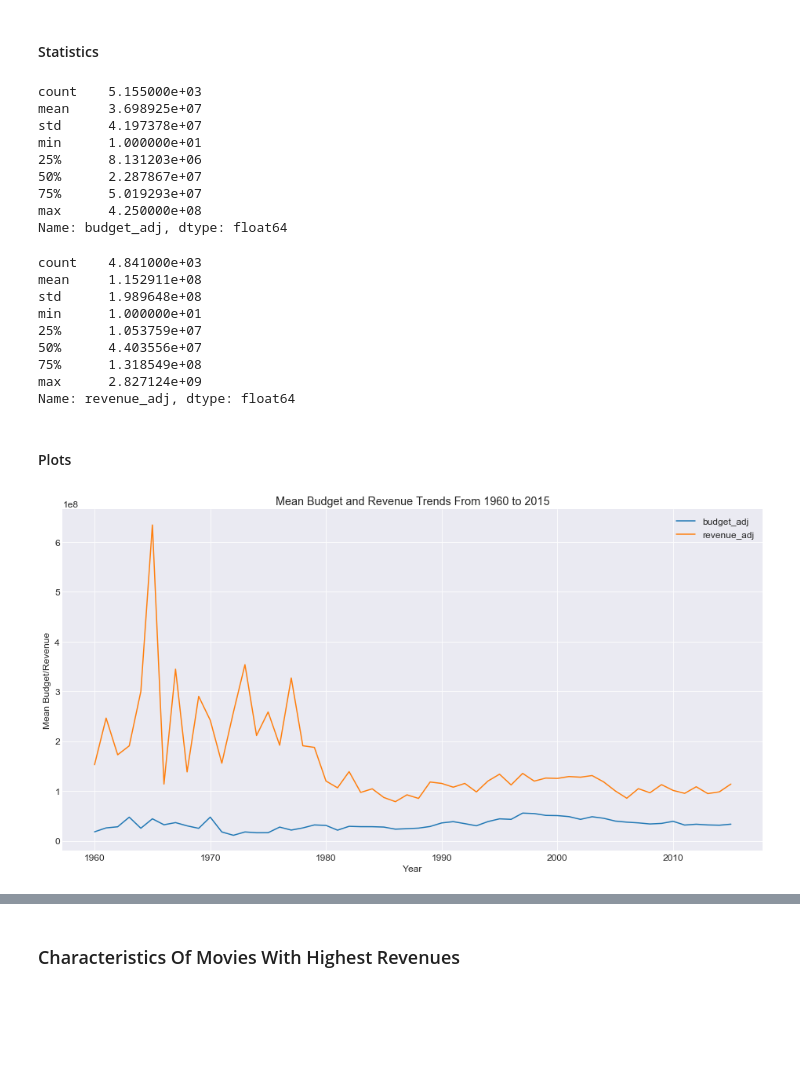
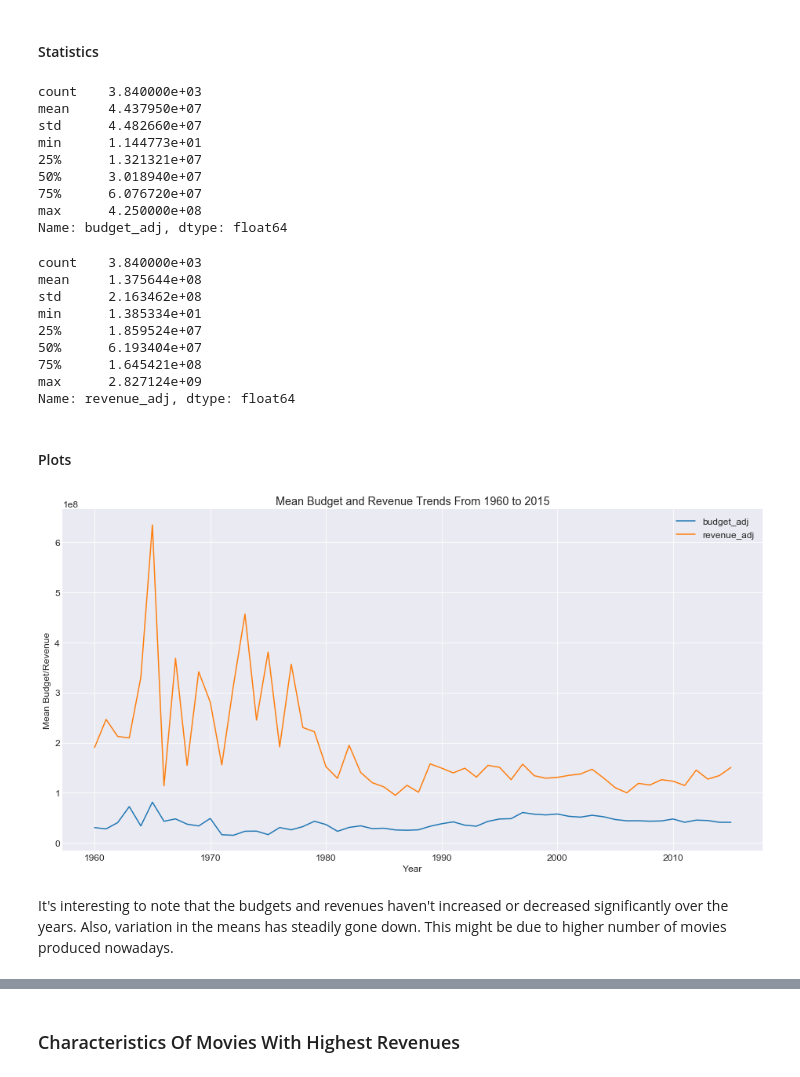
Before and after one commit to coderford/TMDb_movie_analysis, a Jupyter notebook: analysis_notebook.ipynb, the cells around one changed output, grey strips where cells are left out. Drawn from its saved outputs; the diff is of its cells as text; code cells hidden in the pictures; blank space fills up the shorter version.

```diff
--- a/analysis_notebook.ipynb
+++ b/analysis_notebook.ipynb
@@ -246,8 +244,8 @@ cleaned_df.drop_duplicates(inplace=True)
 Let's replace 0s in budget and revenue columns with NaNs:
 # %%
 # replacing values 0s with NaNs:
-cleaned_df.loc[cleaned_df['revenue_adj'] < 10, 'revenue_adj'] = np.nan
-cleaned_df.loc[cleaned_df['budget_adj'] < 10, 'budget_adj'] = np.nan
+cleaned_df.loc[cleaned_df['revenue_adj'] == 0, 'revenue_adj'] = np.nan
+cleaned_df.loc[cleaned_df['budget_adj'] == 0, 'budget_adj'] = np.nan
 
 cleaned_df.info()
 # %% [output]
@@ -343,31 +334,31 @@ Movies with both revenue and budget info: 3840
 # %%
 ## budget statistics (adjusted):
 
-budgets_adj = cleaned_df['budget_adj']
+budgets_adj = revenue_df['budget_adj']
 budgets_adj.describe()
 # %% [output]
-count    5.155000e+03
-mean     3.698925e+07
-std      4.197378e+07
-min      1.000000e+01
-25%      8.131203e+06
-50%      2.287867e+07
-75%      5.019293e+07
+count    3.840000e+03
+mean     4.437950e+07
+std      4.482660e+07
+min      1.144773e+01
+25%      1.321321e+07
+50%      3.018940e+07
+75%      6.076720e+07
 max      4.250000e+08
 Name: budget_adj, dtype: float64
 # %%
 ## revenue statistics (adjusted):
 
-revenues_adj = cleaned_df['revenue_adj']
+revenues_adj = revenue_df['revenue_adj']
 revenues_adj.describe()
 # %% [output]
-count    4.841000e+03
-mean     1.152911e+08
-std      1.989648e+08
-min      1.000000e+01
-25%      1.053759e+07
-50%      4.403556e+07
-75%      1.318549e+08
+count    3.840000e+03
+mean     1.375644e+08
+std      2.163462e+08
+min      1.385334e+01
+25%      1.859524e+07
+50%      6.193404e+07
+75%      1.645421e+08
 max      2.827124e+09
 Name: revenue_adj, dtype: float64
 # %% [markdown]
@@ -375,25 +366,27 @@ Name: revenue_adj, dtype: float64
 # %%
 ## year-wise trends in mean budgets and reveneus:
 
 # extract mean data:
-budgets_grouped_by_year = cleaned_df.groupby('release_year', as_index=False)['budget_adj']
-revenues_grouped_by_year = cleaned_df.groupby('release_year', as_index=False)['revenue_adj']
+budgets_grouped_by_year = revenue_df.groupby('release_year', as_index=False)['budget_adj']
+revenues_grouped_by_year = revenue_df.groupby('release_year', as_index=False)['revenue_adj']
 
 yearly_budget_means = budgets_grouped_by_year.mean()
 yearly_revenue_means = revenues_grouped_by_year.mean()
 
 # now plotting:
 fig = plt.figure(figsize = (16, 8))
 ax = plt.axes()
 ax.plot(yearly_budget_means['release_year'], yearly_budget_means['budget_adj'])
 ax.plot(yearly_revenue_means['release_year'], yearly_revenue_means['revenue_adj'])
 plt.xlabel('Year')
 plt.ylabel('Mean Budget/Revenue')
 plt.title('Mean Budget and Revenue Trends From 1960 to 2015')
 plt.legend()
 plt.show()
 # %% [output]
-[figure, old version]
+[figure, new version]
+# %% [markdown]
+It's interesting to note that the budgets and revenues haven't increased or decreased significantly over the years. Also, variation in the means has steadily gone down. This might be due to higher number of movies produced nowadays.
 # %%
 ## year-wise trends in total budgets and reveneus for all movies:
 
```
Also changed, not shown: parts of 26 cells of this notebook.
